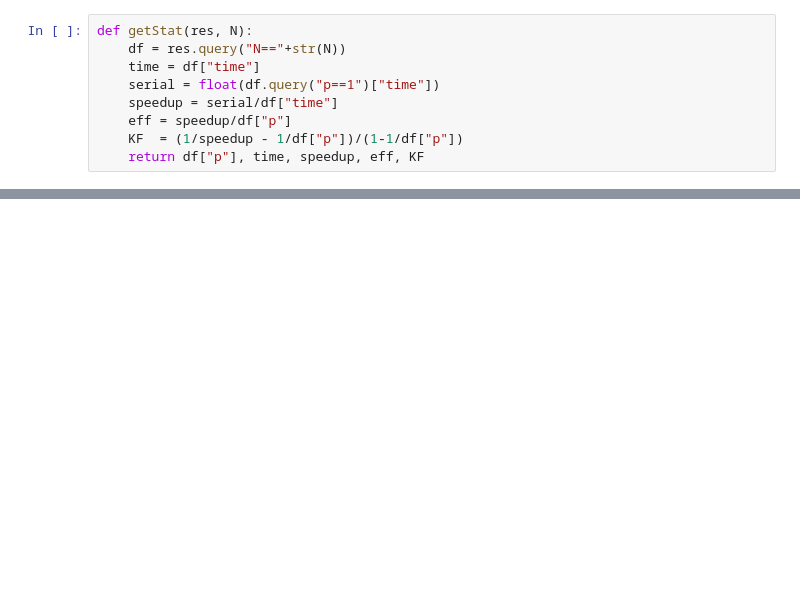
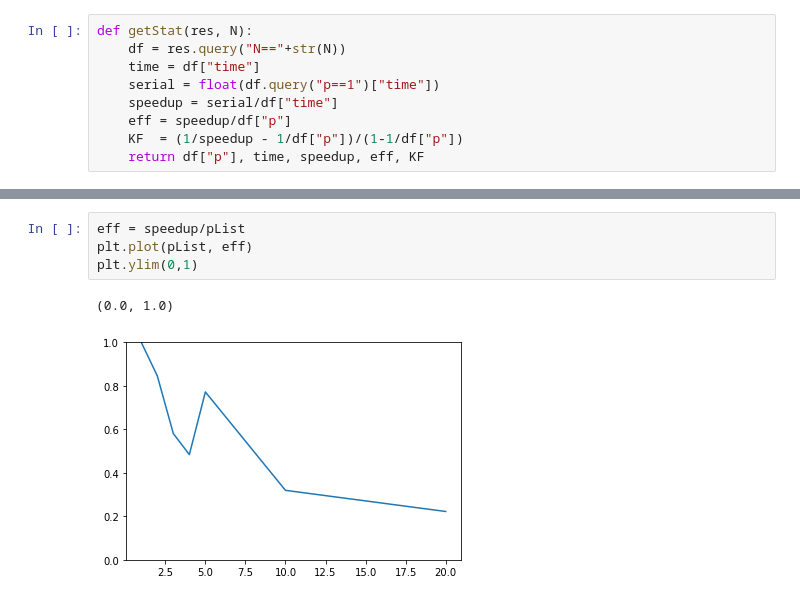
Before and after one commit to ALuchinsky/-Fall2022_CS4170, a Jupyter notebook: analysis/final_analysis.ipynb, the cells around one changed output, grey strips where cells are left out. Saved outputs shown, nothing was run; the diff lists cells and outputs as text; blank space fills up the shorter version.

```diff
--- a/analysis/final_analysis.ipynb
+++ b/analysis/final_analysis.ipynb
@@ -128,0 +110,7 @@ plt.plot(p, time)
+# %%
+eff = speedup/pList
+plt.plot(pList, eff)
+plt.ylim(0,1)
+# %% [output]
+(0.0, 1.0)
+[figure, added]
```
Also changed, not shown: parts of 17 cells of this notebook, 2 other files.
